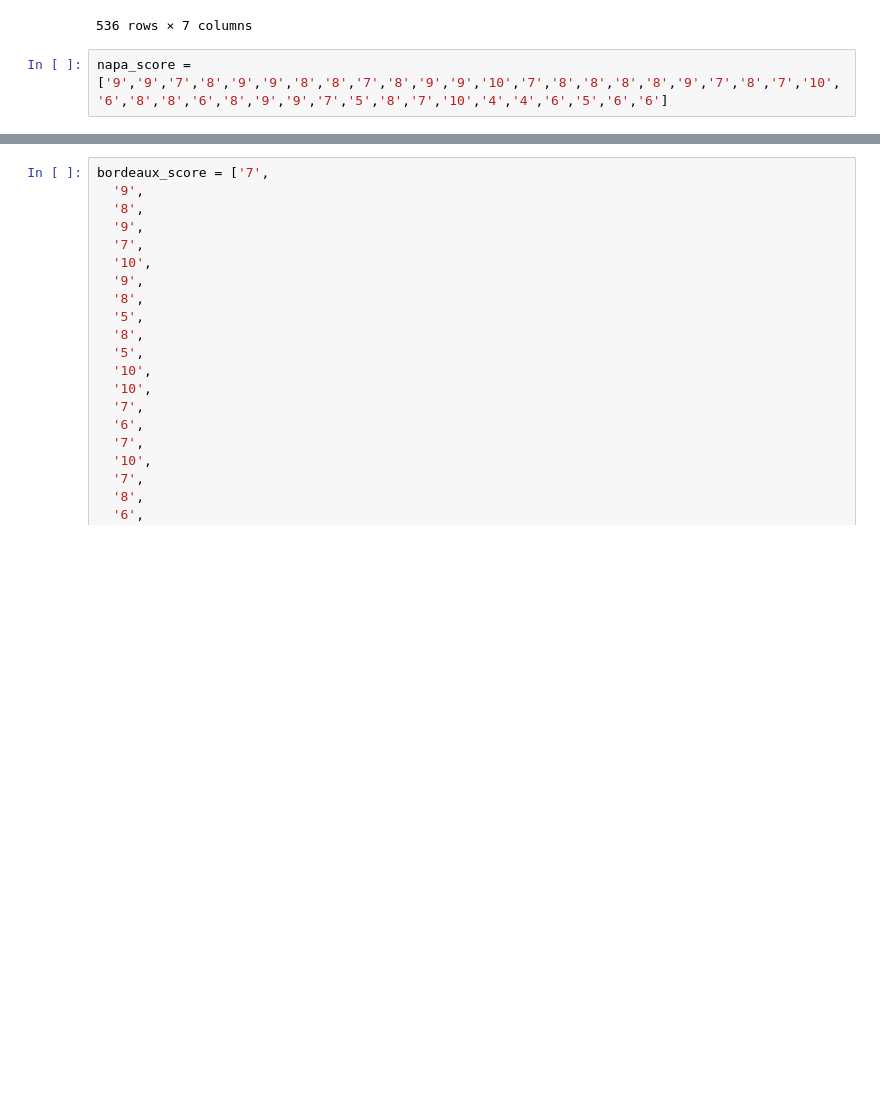
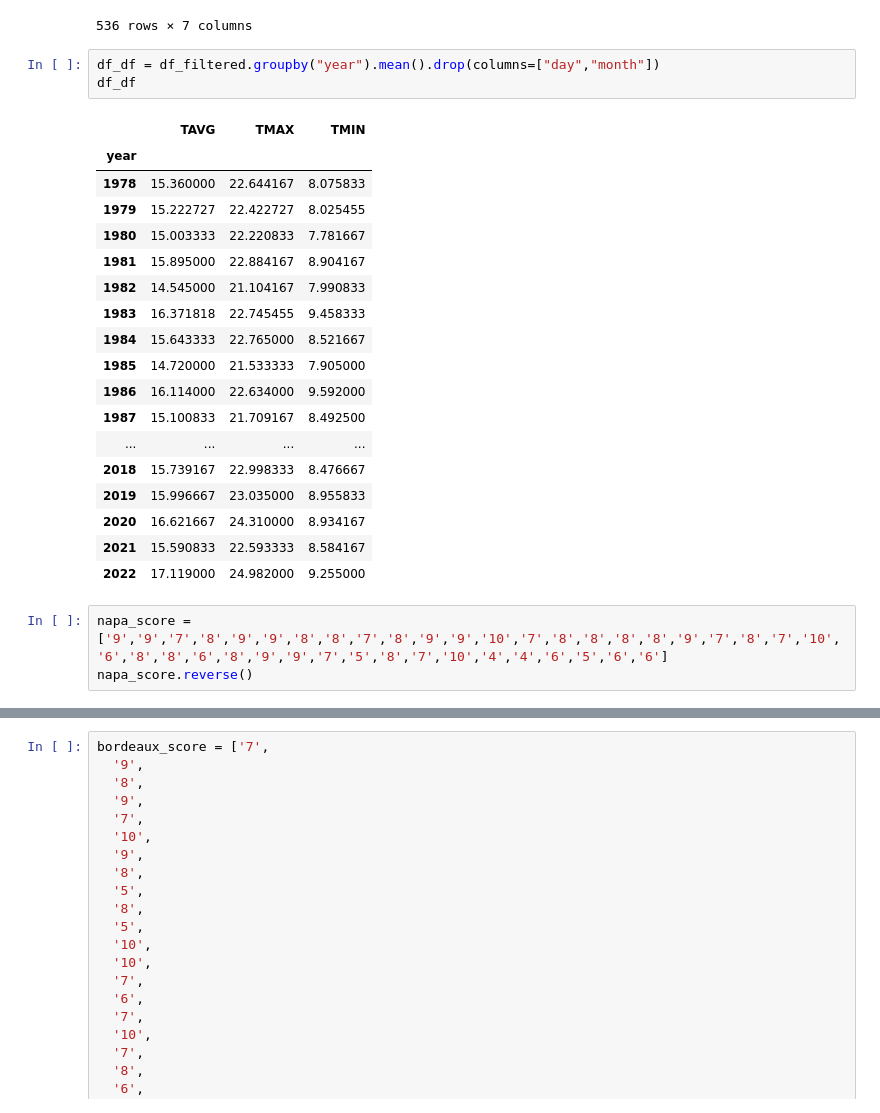
Before and after one commit to Liedjieboer/forward_farming, a Jupyter notebook: Untitled.ipynb, the cells around one changed output, grey strips where cells are left out. Drawn from its saved outputs; the diff is of its cells as text; blank space fills up the shorter version.

```diff
--- a/Untitled.ipynb
+++ b/Untitled.ipynb
@@ -106,5 +109,28 @@ df_filtered.drop(columns="DATE")
 | 1480 | NAPA STATE HOSPITAL, CA US | 22.05 | 30.95 | 13.15 | 1 | 9 | 2022 |
 | 1481 | NAPA STATE HOSPITAL, CA US | 17.19 | 24.86 | 9.52 | 1 | 10 | 2022 |
 536 rows × 7 columns
+# %%
+df_df = df_filtered.groupby("year").mean().drop(columns=["day","month"])
+df_df
+# %% [output]
+|  | TAVG | TMAX | TMIN |
+| year |  |  |  |
+| 1978 | 15.360000 | 22.644167 | 8.075833 |
+| 1979 | 15.222727 | 22.422727 | 8.025455 |
+| 1980 | 15.003333 | 22.220833 | 7.781667 |
+| 1981 | 15.895000 | 22.884167 | 8.904167 |
+| 1982 | 14.545000 | 21.104167 | 7.990833 |
+| 1983 | 16.371818 | 22.745455 | 9.458333 |
+| 1984 | 15.643333 | 22.765000 | 8.521667 |
+| 1985 | 14.720000 | 21.533333 | 7.905000 |
+| 1986 | 16.114000 | 22.634000 | 9.592000 |
+| 1987 | 15.100833 | 21.709167 | 8.492500 |
+| ... | ... | ... | ... |
+| 2018 | 15.739167 | 22.998333 | 8.476667 |
+| 2019 | 15.996667 | 23.035000 | 8.955833 |
+| 2020 | 16.621667 | 24.310000 | 8.934167 |
+| 2021 | 15.590833 | 22.593333 | 8.584167 |
+| 2022 | 17.119000 | 24.982000 | 9.255000 |
 # %%
 napa_score = ['9','9','7','8','9','9','8','8','7','8','9','9','10','7','8','8','8','8','9','7','8','7','10','6','8','8','6','8','9','9','7','5','8','7','10','4','4','6','5','6','6']
+napa_score.reverse()
```
Also changed, not shown: parts of 6 cells of this notebook, 14 other files.
